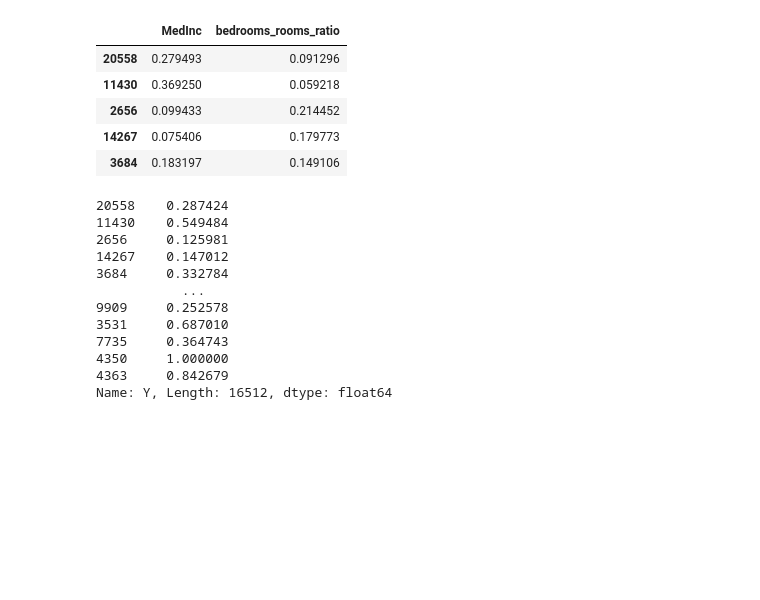
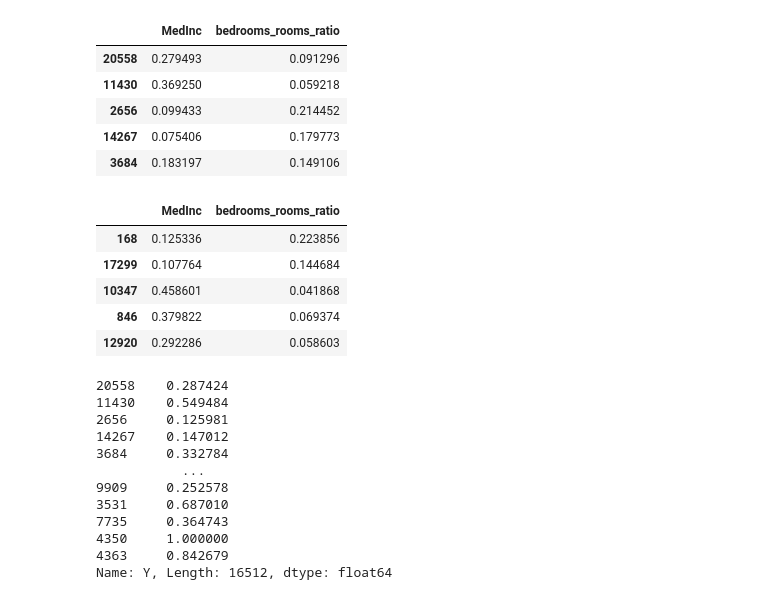
Before and after one commit to joy-datta/optimization-algorithms, a Jupyter notebook: data preprocessing/preprocessing.ipynb, the cells around one changed output. Saved outputs shown, nothing was run; the diff lists cells and outputs as text; code cells hidden in the pictures; blank space fills up the shorter version.

```diff
--- a/data preprocessing/preprocessing.ipynb
+++ b/data preprocessing/preprocessing.ipynb
@@ -282,6 +282,16 @@ X_train.head()
 | 2656 | 0.099433 | 0.214452 |
 | 14267 | 0.075406 | 0.179773 |
 | 3684 | 0.183197 | 0.149106 |
+# %%
+X_test = pd.concat([X_test["MedInc"], X_test["bedrooms_rooms_ratio"]], axis = 1)
+X_test.head()
+# %% [output]
+|  | MedInc | bedrooms_rooms_ratio |
+| 168 | 0.125336 | 0.223856 |
+| 17299 | 0.107764 | 0.144684 |
+| 10347 | 0.458601 | 0.041868 |
+| 846 | 0.379822 | 0.069374 |
+| 12920 | 0.292286 | 0.058603 |
 # %%
 y_train
 # %% [output]
```
Also changed, not shown: parts of 2 cells of this notebook.
